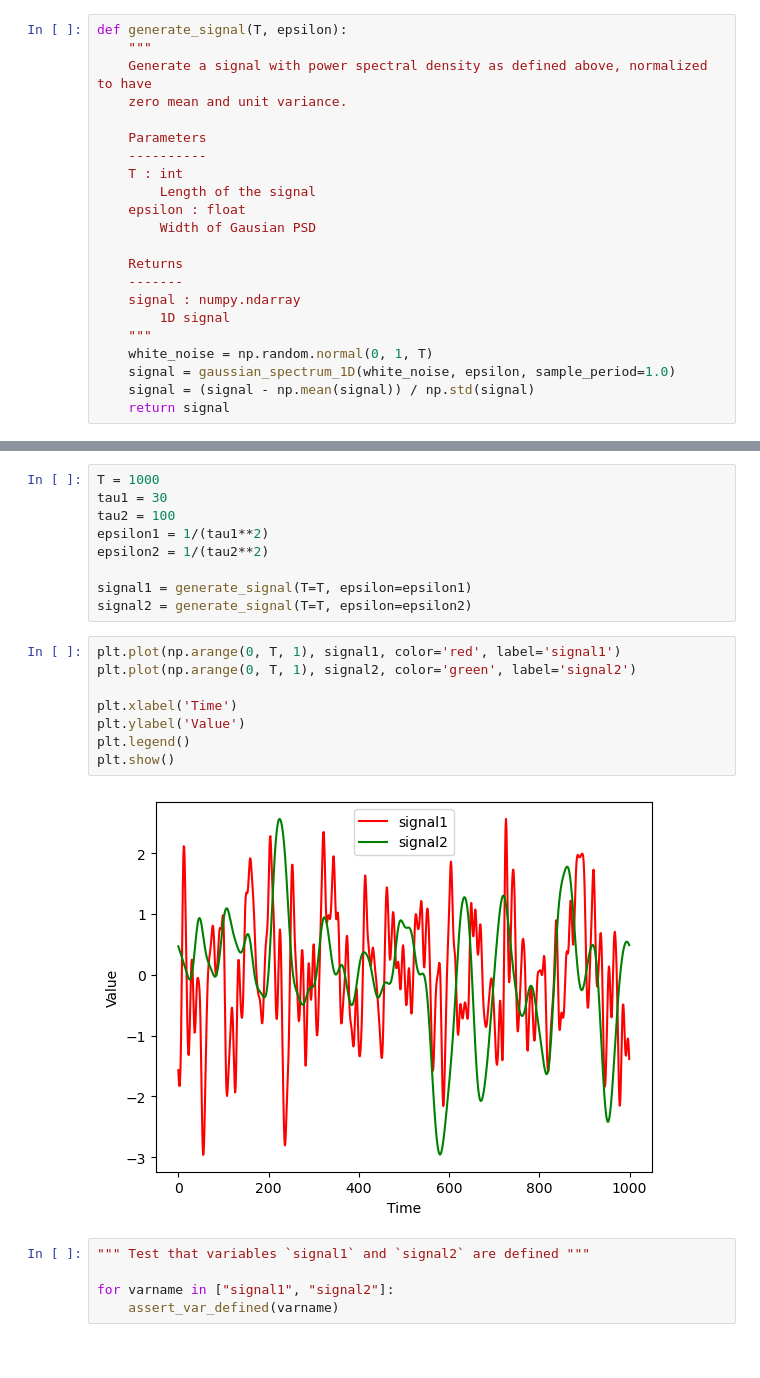
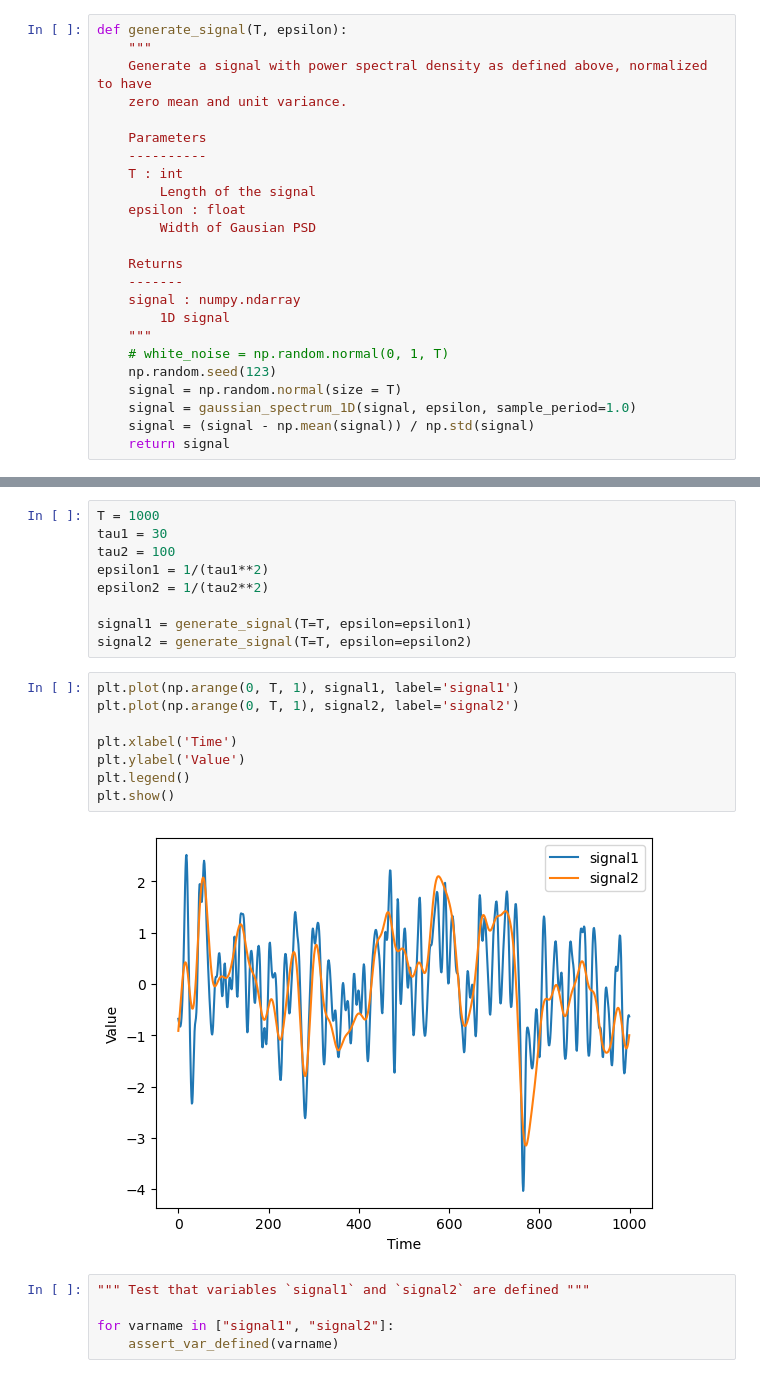
Before and after one commit to lfogarty98/mhbf_pt, a Jupyter notebook: 2-sfa/sfa.ipynb, the cells around one changed output, grey strips where cells are left out. Saved outputs shown, nothing was run; the diff lists cells and outputs as text.

```diff
--- a/2-sfa/sfa.ipynb
+++ b/2-sfa/sfa.ipynb
@@ -100,8 +100,10 @@ def generate_signal(T, epsilon):
     signal : numpy.ndarray
         1D signal
     """
-    white_noise = np.random.normal(0, 1, T)
-    signal = gaussian_spectrum_1D(white_noise, epsilon, sample_period=1.0)
+    # white_noise = np.random.normal(0, 1, T)
+    np.random.seed(123)
+    signal = np.random.normal(size = T)
+    signal = gaussian_spectrum_1D(signal, epsilon, sample_period=1.0)
     signal = (signal - np.mean(signal)) / np.std(signal)
     return signal
 # %%
@@ -123,15 +125,15 @@ epsilon2 = 1/(tau2**2)
 signal1 = generate_signal(T=T, epsilon=epsilon1)
 signal2 = generate_signal(T=T, epsilon=epsilon2)
 # %%
-plt.plot(np.arange(0, T, 1), signal1, color='red', label='signal1')
-plt.plot(np.arange(0, T, 1), signal2, color='green', label='signal2')
+plt.plot(np.arange(0, T, 1), signal1, label='signal1')
+plt.plot(np.arange(0, T, 1), signal2, label='signal2')
 
 plt.xlabel('Time')
 plt.ylabel('Value')
 plt.legend()
 plt.show()
 # %% [output]
-[figure, old version]
+[figure, new version]
 # %%
 """ Test that variables `signal1` and `signal2` are defined """
 
```
Also changed, not shown: parts of 7 cells of this notebook.
